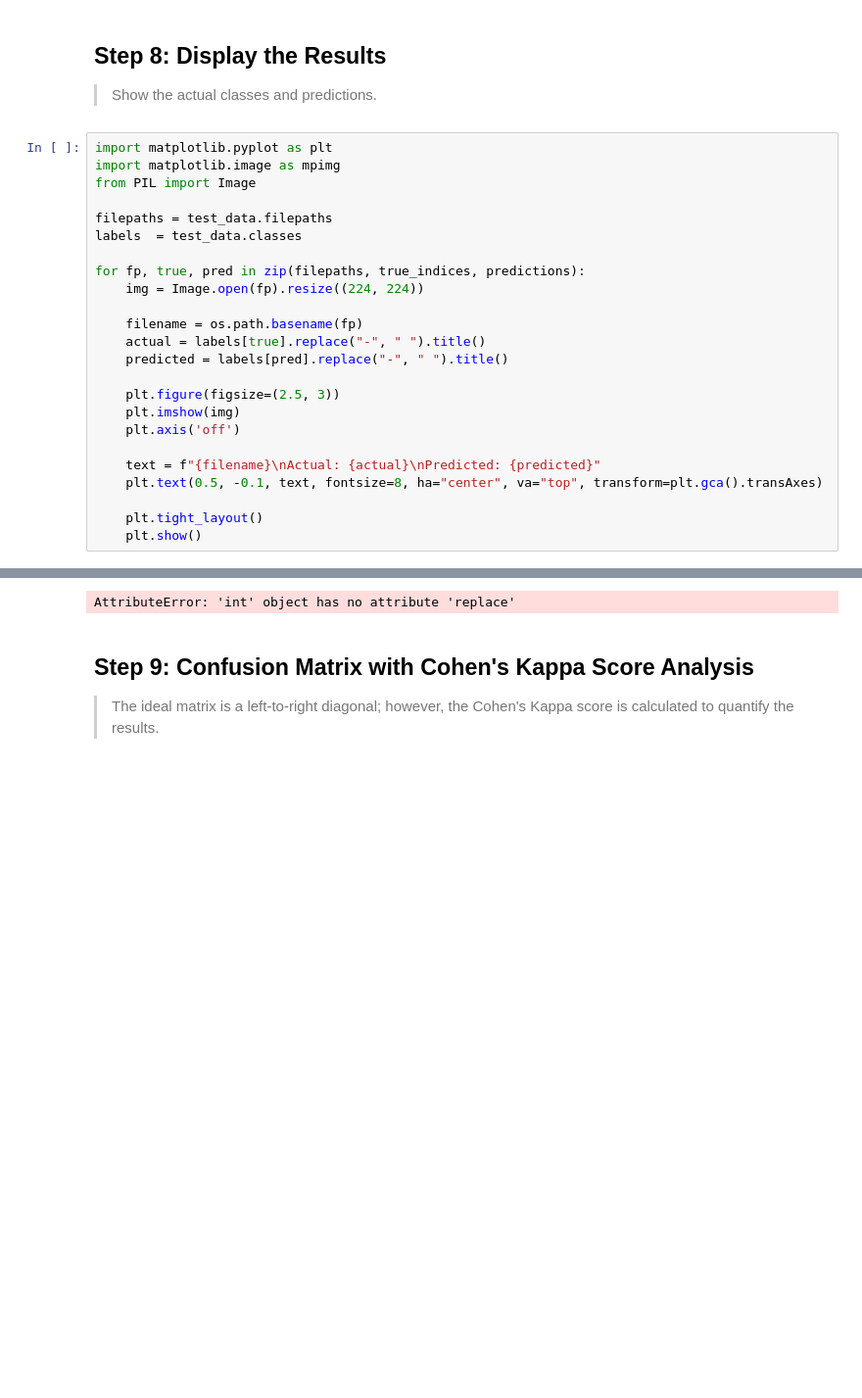
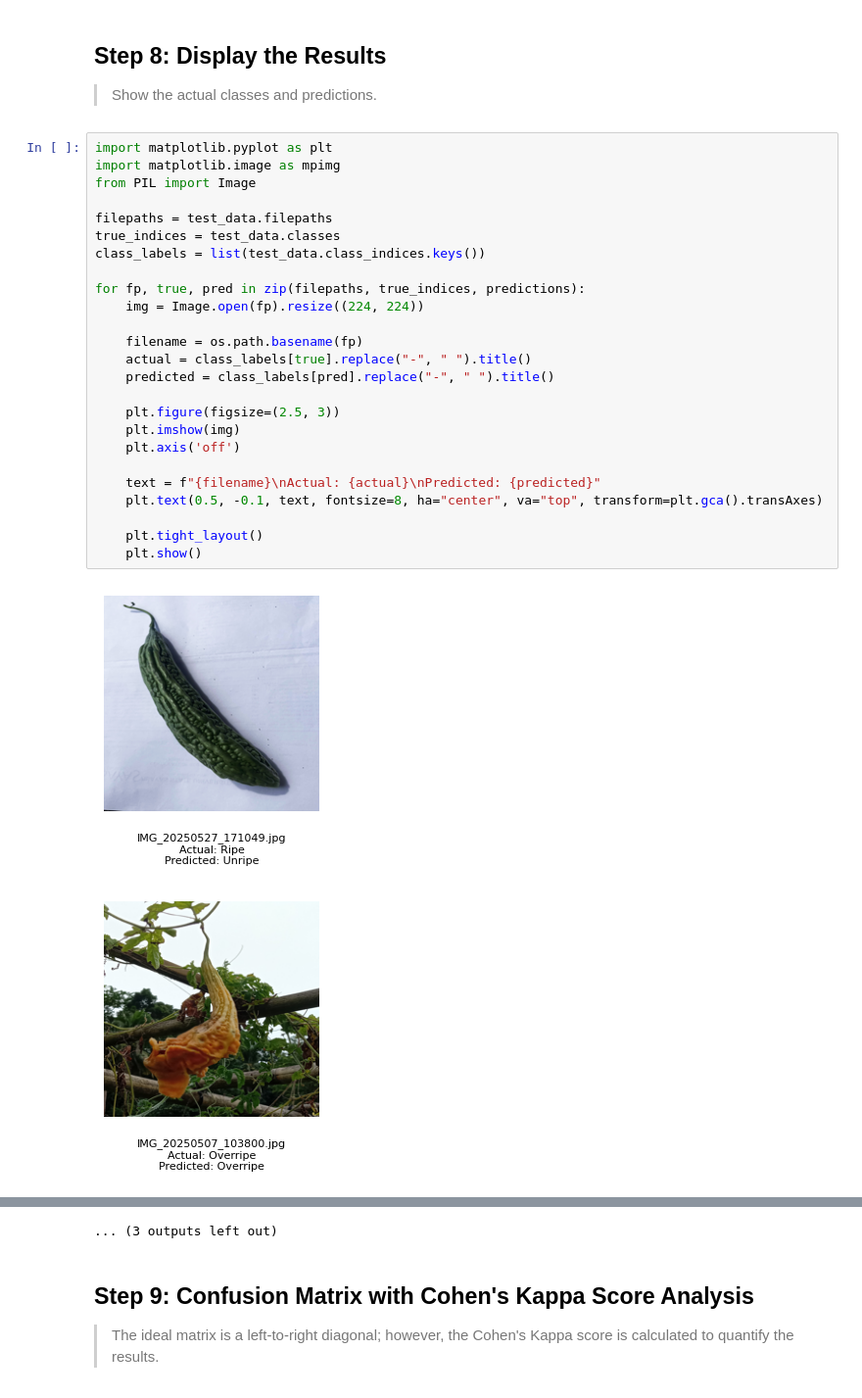
Before and after one commit to meikayrl/VegetableCNN, a Jupyter notebook: VegetableCNN.ipynb, the cells around one changed output, grey strips where cells are left out. Shown at 98% size. Saved outputs shown, nothing was run; the diff lists cells and outputs as text; blank space fills up the shorter version.

```diff
--- a/VegetableCNN.ipynb
+++ b/VegetableCNN.ipynb
@@ -314,25 +316,28 @@ Time per image: 0.1097 seconds
 # %%
 import matplotlib.pyplot as plt
 import matplotlib.image as mpimg
 from PIL import Image
 
 filepaths = test_data.filepaths
-labels  = test_data.classes
+true_indices = test_data.classes
+class_labels = list(test_data.class_indices.keys())
 
 for fp, true, pred in zip(filepaths, true_indices, predictions):
     img = Image.open(fp).resize((224, 224))
 
     filename = os.path.basename(fp)
-    actual = labels[true].replace("-", " ").title()
-    predicted = labels[pred].replace("-", " ").title()
+    actual = class_labels[true].replace("-", " ").title()
+    predicted = class_labels[pred].replace("-", " ").title()
 
     plt.figure(figsize=(2.5, 3))
     plt.imshow(img)
     plt.axis('off')
 
     text = f"{filename}\nActual: {actual}\nPredicted: {predicted}"
     plt.text(0.5, -0.1, text, fontsize=8, ha="center", va="top", transform=plt.gca().transAxes)
 
     plt.tight_layout()
     plt.show()
 # %% [output]
+[figure, added]
+[figure, added]
@@ -339,4 +354,4 @@ for fp, true, pred in zip(filepaths, true_indices, predictions):
-AttributeError: 'int' object has no attribute 'replace'
+... (3 outputs left out)
 # %% [markdown]
 ## Step 9: Confusion Matrix with Cohen's Kappa Score Analysis
 
```
Also changed, not shown: parts of 7 cells of this notebook.
